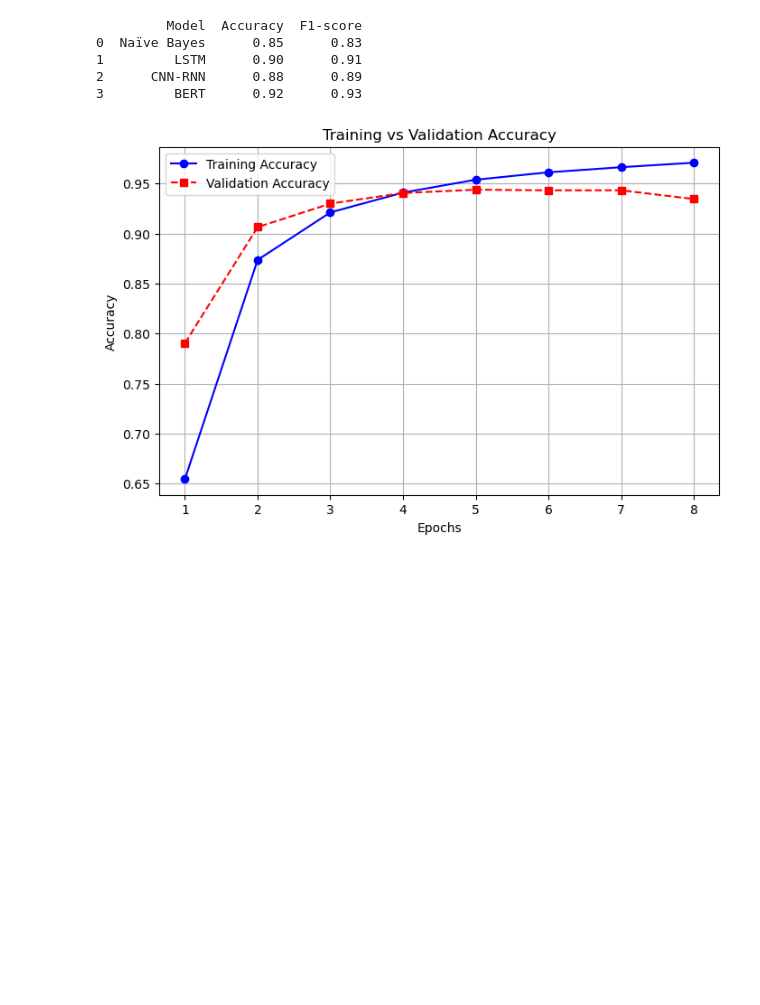
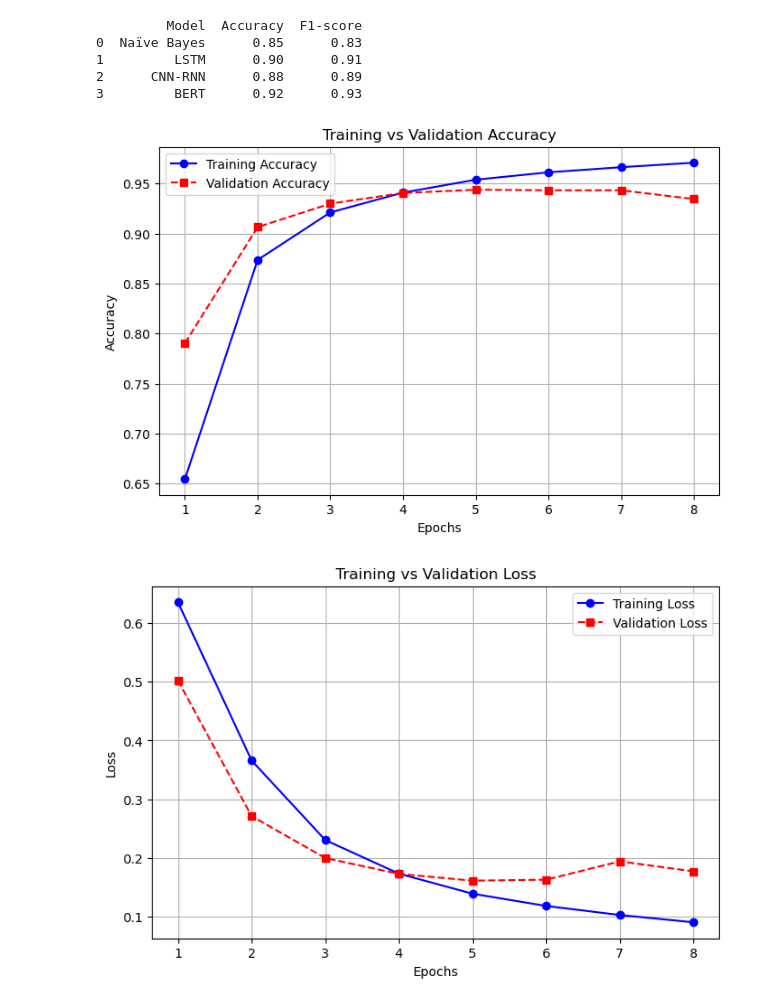
Before and after one commit to Shashankvenigalla/HateSpeech, a Jupyter notebook: Untitled1.ipynb, the cells around one changed output. Saved outputs shown, nothing was run; the diff lists cells and outputs as text; code cells hidden in the pictures; blank space fills up the shorter version.

```diff
--- a/Untitled1.ipynb
+++ b/Untitled1.ipynb
@@ -1020,22 +895,37 @@ print(performance_df)
 # %%
 import matplotlib.pyplot as plt
 
-train_accuracy = [0.6546,0.8737,0.9212,0.9410,0.9539,0.9613,0.9664,0.9709]
-epochs = range(1, len(train_accuracy) + 1)  # Number of epochs
-val_accuracy = [0.7905,0.9065,0.9300,0.9406,0.9439,0.9433,0.9433,.9346]
-# Plot the accuracy values
+# Training and validation accuracy
+train_accuracy = [0.6546, 0.8737, 0.9212, 0.9410, 0.9539, 0.9613, 0.9664, 0.9709]
+val_accuracy = [0.7905, 0.9065, 0.9300, 0.9406, 0.9439, 0.9433, 0.9433, 0.9346]
+
+# Training and validation loss
+train_loss = [0.6352, 0.3660, 0.2308, 0.1736, 0.1395, 0.1187, 0.1033, 0.0909]
+val_loss = [0.5021, 0.2714, 0.2002, 0.1732, 0.1617, 0.1634, 0.1945, 0.1775]
+
+epochs = range(1, len(train_accuracy) + 1)
+
+# Plot accuracy
 plt.figure(figsize=(8, 5))
 plt.plot(epochs, train_accuracy, marker='o', linestyle='-', color='blue', label="Training Accuracy")
 plt.plot(epochs, val_accuracy, marker='s', linestyle='--', color='red', label="Validation Accuracy")
-
-# Labels and title
 plt.xlabel("Epochs")
 plt.ylabel("Accuracy")
 plt.title("Training vs Validation Accuracy")
 plt.legend()
 plt.grid(True)
+plt.show()
 
-# Show the plot
+# Plot loss
+plt.figure(figsize=(8, 5))
+plt.plot(epochs, train_loss, marker='o', linestyle='-', color='blue', label="Training Loss")
+plt.plot(epochs, val_loss, marker='s', linestyle='--', color='red', label="Validation Loss")
+plt.xlabel("Epochs")
+plt.ylabel("Loss")
+plt.title("Training vs Validation Loss")
+plt.legend()
+plt.grid(True)
 plt.show()
 # %% [output]
 [figure]
+[figure, added]
```
Also changed, not shown: parts of 22 cells of this notebook.
